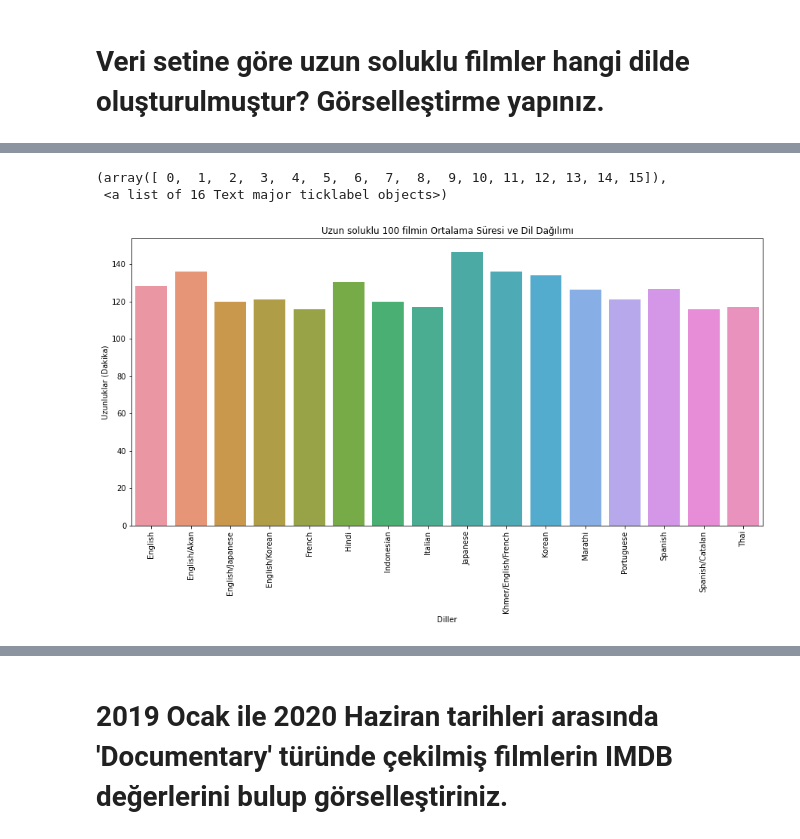
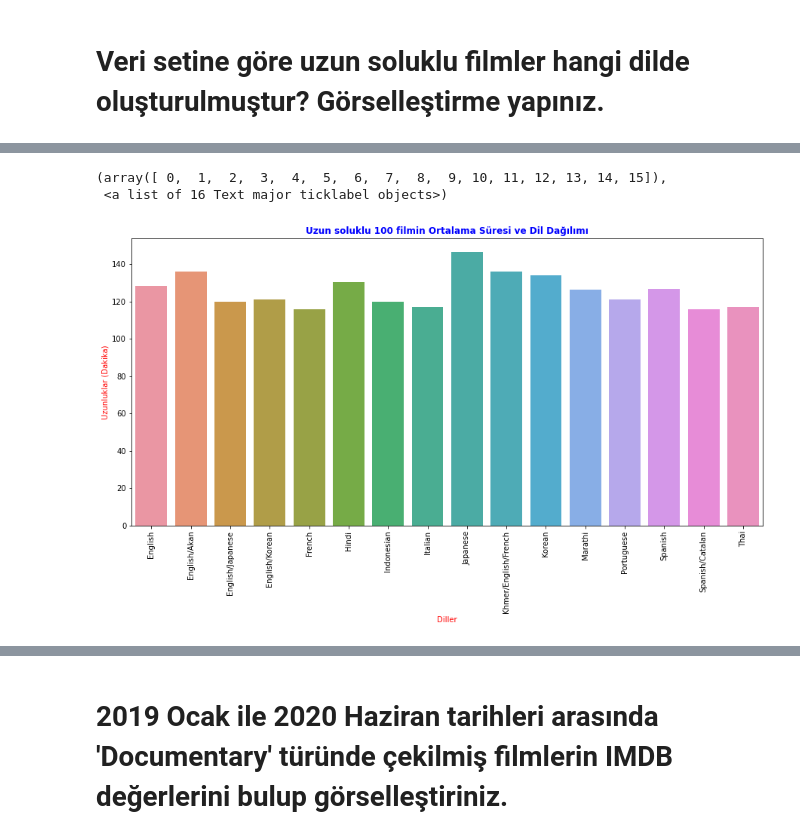
Before and after one commit to b21892757/globalai-project, a Jupyter notebook: hw2_netflixPD.ipynb, the cells around one changed output, grey strips where cells are left out. Cells and saved outputs as stored; diff of their text form; code cells hidden in the pictures.

```diff
--- a/hw2_netflixPD.ipynb
+++ b/hw2_netflixPD.ipynb
@@ -85,11 +40,11 @@ Name: Runtime, dtype: float64
 # %%
 plt.figure(figsize=(15,7))
 sns.barplot(x=lang_film.index, y=lang_film.values)
-plt.title("Uzun soluklu 100 filmin Ortalama Süresi ve Dil Dağılımı")
-plt.ylabel("Uzunluklar (Dakika)")
-plt.xlabel("Diller")
+plt.title("Uzun soluklu 100 filmin Ortalama Süresi ve Dil Dağılımı",weight='bold',color="blue")
+plt.ylabel("Uzunluklar (Dakika)",color="red")
+plt.xlabel("Diller",color="red")
 plt.xticks(rotation=90)
 # %% [output]
 (array([ 0,  1,  2,  3,  4,  5,  6,  7,  8,  9, 10, 11, 12, 13, 14, 15]),
  <a list of 16 Text major ticklabel objects>)
-[figure, old version]
+[figure, new version]
```
Also changed, not shown: parts of 20 cells of this notebook.
